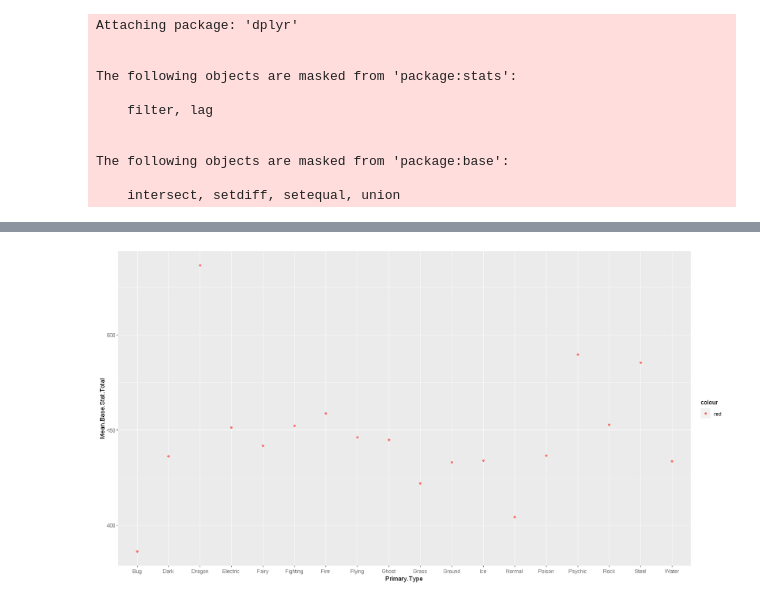
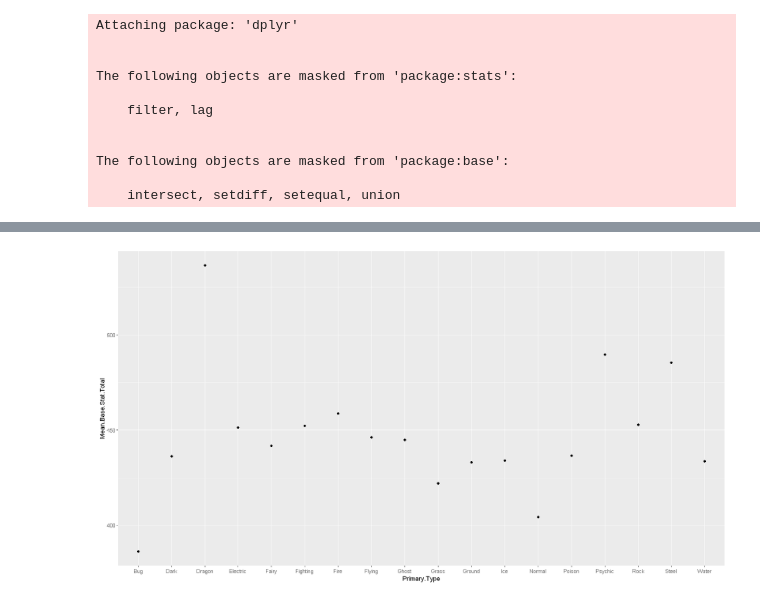
Before and after one commit to kgalloway2/VSC-Code, a Jupyter notebook: R stuff/Pokemon Project/Pokemon Data - Types.ipynb, the cells around one changed output, grey strips where cells are left out. Saved outputs shown, nothing was run; the diff lists cells and outputs as text; code cells hidden in the pictures.

```diff
--- a/R stuff/Pokemon Project/Pokemon Data - Types.ipynb
+++ b/R stuff/Pokemon Project/Pokemon Data - Types.ipynb
@@ -73,5 +74,5 @@ A tibble: 18 × 42
 | Water | 71.24638 | 70 | 20 | 170 | 39.25 | 75.90580 | 74.5 | ... |
 # %%
 ggplot(aes(x = Primary.Type, y = Mean.Base.Stat.Total), data = grouped_poke_df) +
-    geom_point(aes(col = "red", lab = "Mean Health"))
+    geom_point()
 # %% [output]
@@ -80 +79 @@ Warning message:
-[figure, old version]
+[figure, new version]
```
Also changed, not shown: parts of 14 cells of this notebook, 1 other file.
